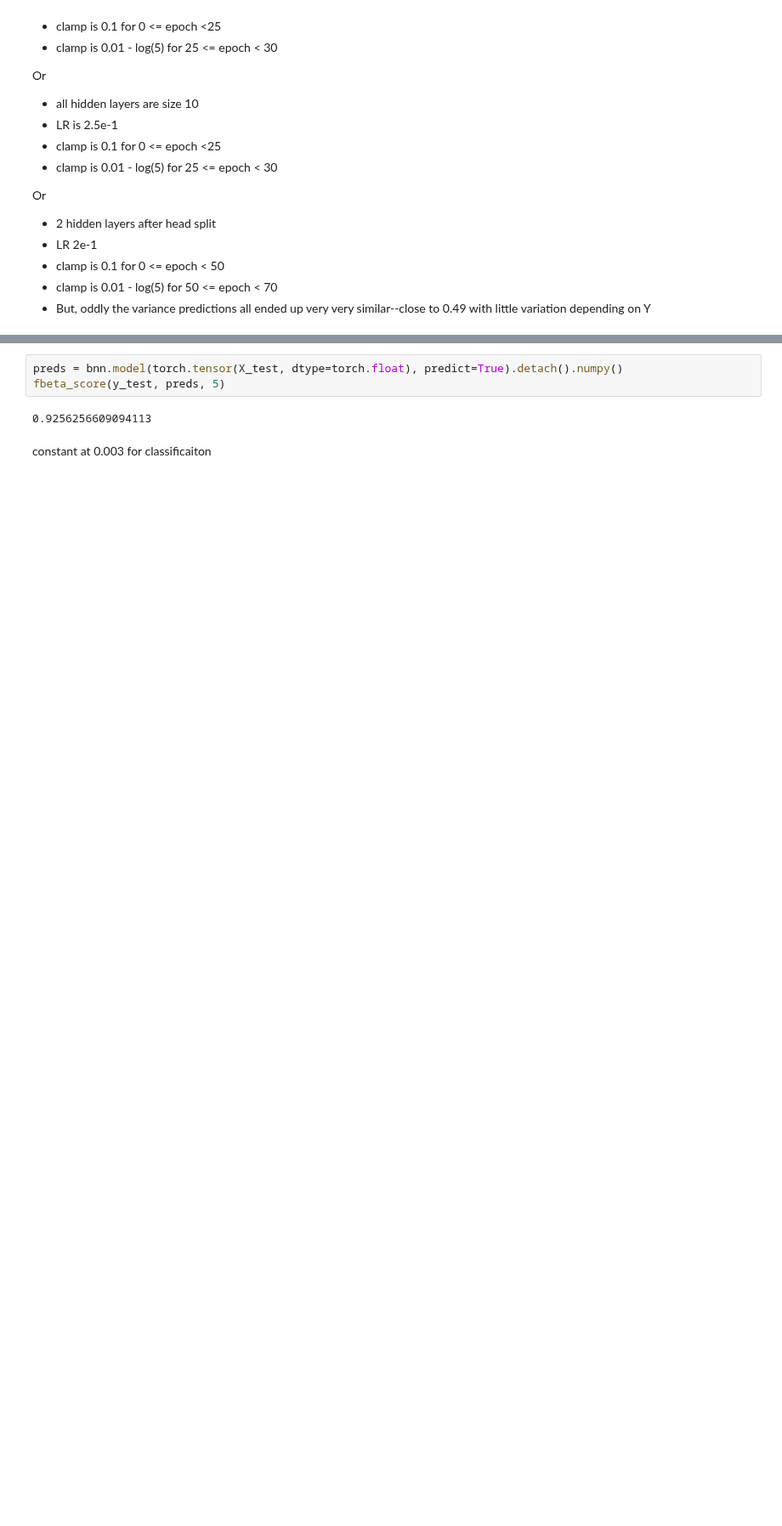
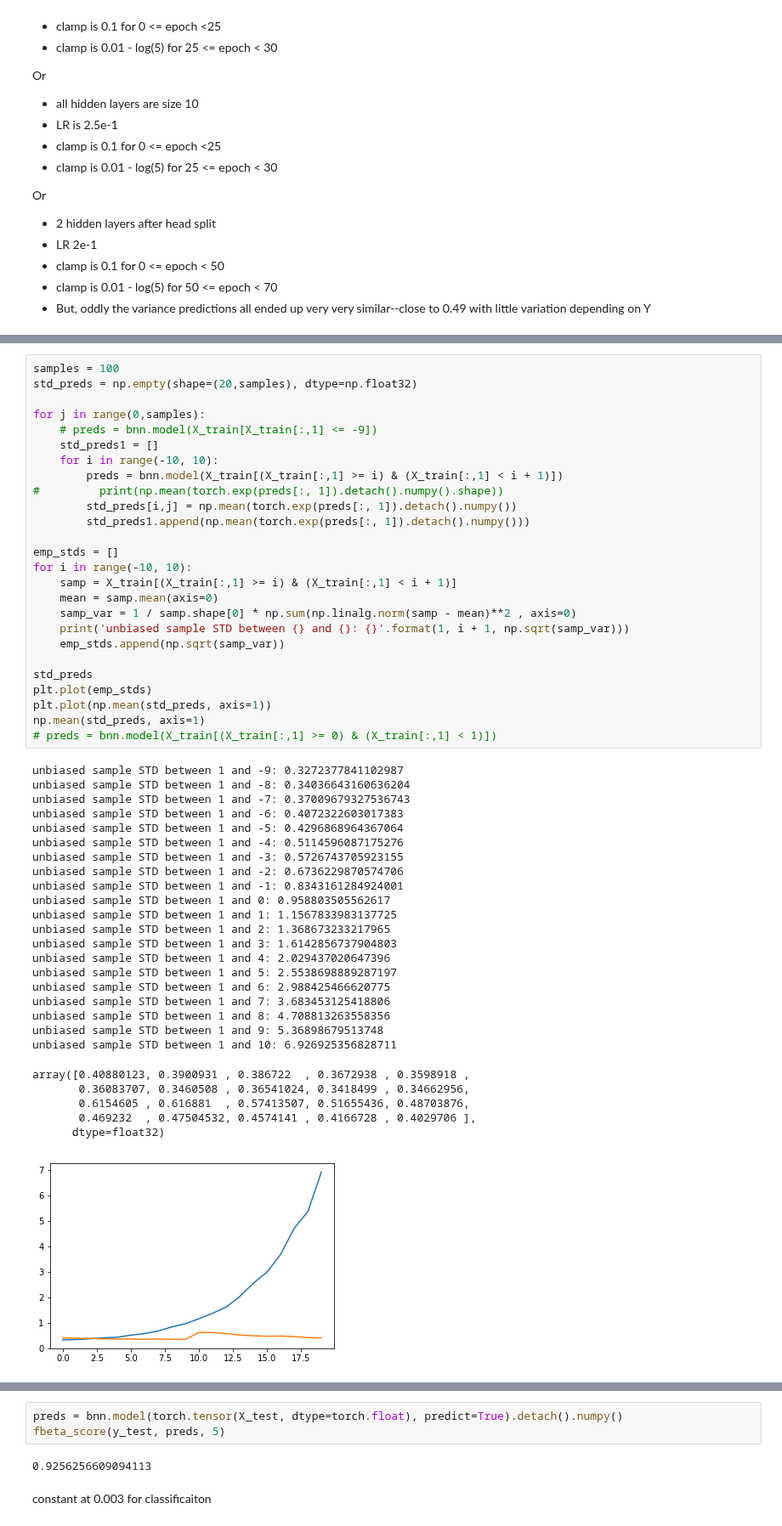
Before and after one commit to Emerson-Wenzel/BDL_final_project, a Jupyter notebook: Baysian_Logistic_regression_daniel.ipynb, the cells around one changed output, grey strips where cells are left out. Shown at 85% size. Drawn from its saved outputs; the diff is of its cells as text; blank space fills up the shorter version.

```diff
--- a/Baysian_Logistic_regression_daniel.ipynb
+++ b/Baysian_Logistic_regression_daniel.ipynb
@@ -443,3 +298,56 @@ std_preds
+# %%
+samples = 100
+std_preds = np.empty(shape=(20,samples), dtype=np.float32)
+
+for j in range(0,samples):
+    # preds = bnn.model(X_train[X_train[:,1] <= -9])
+    std_preds1 = []
+    for i in range(-10, 10):
+        preds = bnn.model(X_train[(X_train[:,1] >= i) & (X_train[:,1] < i + 1)])
+#         print(np.mean(torch.exp(preds[:, 1]).detach().numpy().shape))
+        std_preds[i,j] = np.mean(torch.exp(preds[:, 1]).detach().numpy())
+        std_preds1.append(np.mean(torch.exp(preds[:, 1]).detach().numpy()))
+
+emp_stds = []
+for i in range(-10, 10):
+    samp = X_train[(X_train[:,1] >= i) & (X_train[:,1] < i + 1)]
+    mean = samp.mean(axis=0)
+    samp_var = 1 / samp.shape[0] * np.sum(np.linalg.norm(samp - mean)**2 , axis=0)
+    print('unbiased sample STD between {} and {}: {}'.format(1, i + 1, np.sqrt(samp_var)))
+    emp_stds.append(np.sqrt(samp_var))
+
+std_preds
+plt.plot(emp_stds)
+plt.plot(np.mean(std_preds, axis=1))
+np.mean(std_preds, axis=1)
+# preds = bnn.model(X_train[(X_train[:,1] >= 0) & (X_train[:,1] < 1)])
+# %% [output]
+unbiased sample STD between 1 and -9: 0.3272377841102987
+unbiased sample STD between 1 and -8: 0.34036643160636204
+unbiased sample STD between 1 and -7: 0.37009679327536743
+unbiased sample STD between 1 and -6: 0.4072322603017383
+unbiased sample STD between 1 and -5: 0.4296868964367064
+unbiased sample STD between 1 and -4: 0.5114596087175276
+unbiased sample STD between 1 and -3: 0.5726743705923155
+unbiased sample STD between 1 and -2: 0.6736229870574706
+unbiased sample STD between 1 and -1: 0.8343161284924001
+unbiased sample STD between 1 and 0: 0.958803505562617
+unbiased sample STD between 1 and 1: 1.1567833983137725
+unbiased sample STD between 1 and 2: 1.368673233217965
+unbiased sample STD between 1 and 3: 1.6142856737904803
+unbiased sample STD between 1 and 4: 2.029437020647396
+unbiased sample STD between 1 and 5: 2.5538698889287197
+unbiased sample STD between 1 and 6: 2.988425466620775
+unbiased sample STD between 1 and 7: 3.683453125418806
+unbiased sample STD between 1 and 8: 4.708813263558356
+unbiased sample STD between 1 and 9: 5.36898679513748
+unbiased sample STD between 1 and 10: 6.926925356828711
+array([0.40880123, 0.3900931 , 0.386722  , 0.3672938 , 0.3598918 ,
+       0.36083707, 0.3460508 , 0.36541024, 0.3418499 , 0.34662956,
+       0.6154605 , 0.616881  , 0.57413507, 0.51655436, 0.48703876,
+       0.469232  , 0.47504532, 0.4574141 , 0.4166728 , 0.4029706 ],
+      dtype=float32)
+[figure, added]
 # %%
 # bnn.model.l1.W_mu_DO.detach().numpy()
 from sklearn.calibration import calibration_curve
```
Also changed, not shown: parts of 12 cells of this notebook, 1 other file.
